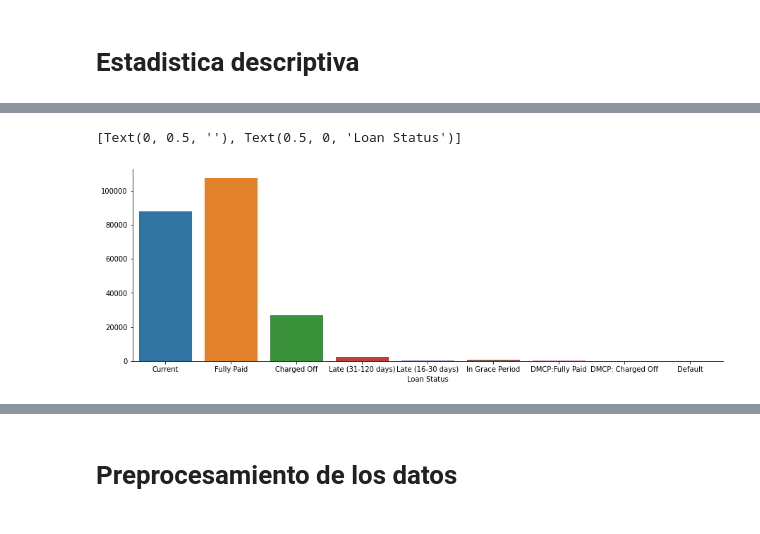
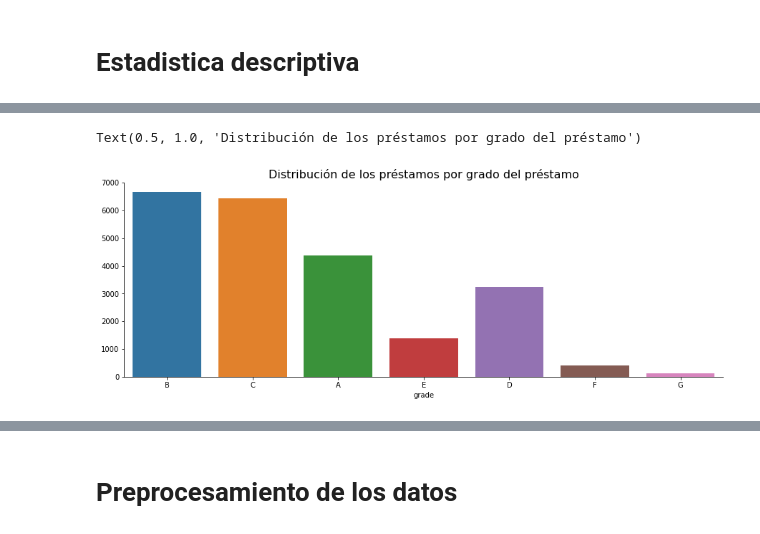
Before and after one commit to CarolinaMejiaMujica/Lending-Club-loan-data, a Jupyter notebook: Lending Club loan data.ipynb, the cells around one changed output, grey strips where cells are left out. Cells and saved outputs as stored; diff of their text form; code cells hidden in the pictures.

```diff
--- a/Lending Club loan data.ipynb
+++ b/Lending Club loan data.ipynb
@@ -167,5 +162,5 @@ data_acc_200k.to_csv("data_acc_200k.csv")
 # %%
-loans = pd.read_csv('data_acc_200k.csv', low_memory=False)
+loans = pd.read_csv('data_acc_20k.csv', low_memory=False)
 loans.head()
 # %% [output]
 |  | Unnamed: 0 | id | member_id | loan_amnt | funded_amnt | funded_amnt_inv | term | int_rate | ... |
@@ -354,9 +281,10 @@ b.tick_params(labelsize=10)
 # %%
+#Distribución de las prestatarios por grado del préstamo
 f, axes = plt.subplots(figsize=(15,5))
-sns.countplot(x='loan_status', data=loans, ax=axes)
+sns.countplot(x='grade', data=loans, ax=axes)
 sns.despine()
-axes.set(xlabel='Loan Status', ylabel='')
-#axes.set_title('Count of Loan Status', size=20)
+axes.set(xlabel='grade', ylabel='')
+plt.title('Distribución de los préstamos por grado del préstamo',fontsize=16)
 # %% [output]
-[Text(0, 0.5, ''), Text(0.5, 0, 'Loan Status')]
+Text(0.5, 1.0, 'Distribución de los préstamos por grado del préstamo')
-[figure, old version]
+[figure, new version]
```
Also changed, not shown: parts of 142 cells of this notebook, 3 other files.
